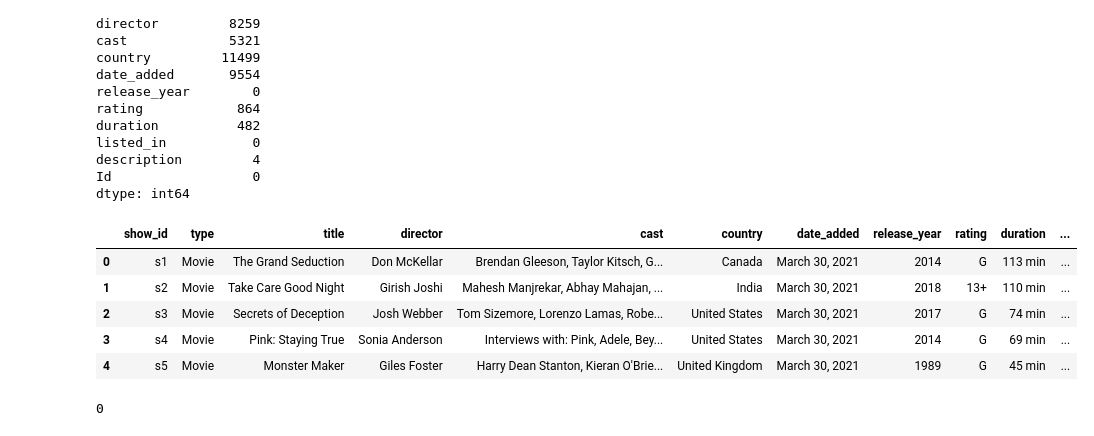
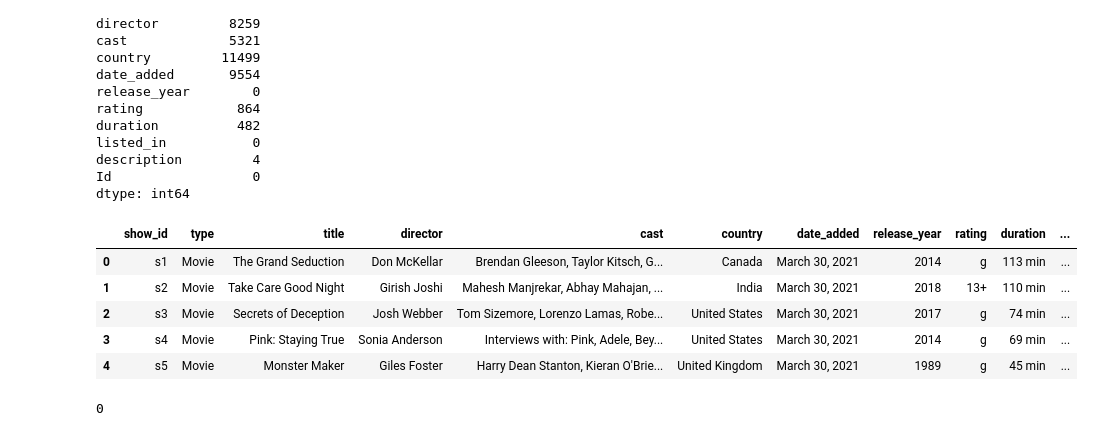
Before and after one commit to Ezemettler/PI1-MLOps, a Jupyter notebook: MLOps.ipynb, the cells around one changed output. Cells and saved outputs as stored; diff of their text form; code cells hidden in the pictures.

```diff
--- a/MLOps.ipynb
+++ b/MLOps.ipynb
@@ -121,8 +47,8 @@ print(data_netflix.shape)
 # %%
 # Unimos los dataset en uno solo
 
-data = pd.concat([data_amazon, data_disney, data_hulu, data_netflix])
-data.head()
+data_plataformas = pd.concat([data_amazon, data_disney, data_hulu, data_netflix])
+data_plataformas.head()
 # %% [output]
 |  | show_id | type | title | director | cast | country | date_added | release_year | rating | duration | ... |
 | 0 | s1 | Movie | The Grand Seduction | Don McKellar | Brendan Gleeson, Taylor Kitsch, G... | Canada | March 30, 2021 | 2014 | NaN | 113 min | ... |
@@ -158,13 +84,13 @@ dtype: int64
 # %%
 # Reemplazamos los valores nulos de la columna Rating por G
 
-data['rating'].fillna('G', inplace=True)
-data.head()
+data_plataformas['rating'].fillna('g', inplace=True)
+data_plataformas.head()
 # %% [output]
 |  | show_id | type | title | director | cast | country | date_added | release_year | rating | duration | ... |
-| 0 | s1 | Movie | The Grand Seduction | Don McKellar | Brendan Gleeson, Taylor Kitsch, G... | Canada | March 30, 2021 | 2014 | G | 113 min | ... |
+| 0 | s1 | Movie | The Grand Seduction | Don McKellar | Brendan Gleeson, Taylor Kitsch, G... | Canada | March 30, 2021 | 2014 | g | 113 min | ... |
 | 1 | s2 | Movie | Take Care Good Night | Girish Joshi | Mahesh Manjrekar, Abhay Mahajan, ... | India | March 30, 2021 | 2018 | 13+ | 110 min | ... |
-| 2 | s3 | Movie | Secrets of Deception | Josh Webber | Tom Sizemore, Lorenzo Lamas, Robe... | United States | March 30, 2021 | 2017 | G | 74 min | ... |
-| 3 | s4 | Movie | Pink: Staying True | Sonia Anderson | Interviews with: Pink, Adele, Bey... | United States | March 30, 2021 | 2014 | G | 69 min | ... |
-| 4 | s5 | Movie | Monster Maker | Giles Foster | Harry Dean Stanton, Kieran O'Brie... | United Kingdom | March 30, 2021 | 1989 | G | 45 min | ... |
+| 2 | s3 | Movie | Secrets of Deception | Josh Webber | Tom Sizemore, Lorenzo Lamas, Robe... | United States | March 30, 2021 | 2017 | g | 74 min | ... |
+| 3 | s4 | Movie | Pink: Staying True | Sonia Anderson | Interviews with: Pink, Adele, Bey... | United States | March 30, 2021 | 2014 | g | 69 min | ... |
+| 4 | s5 | Movie | Monster Maker | Giles Foster | Harry Dean Stanton, Kieran O'Brie... | United Kingdom | March 30, 2021 | 1989 | g | 45 min | ... |
 # %%
```
Also changed, not shown: parts of 32 cells of this notebook.
